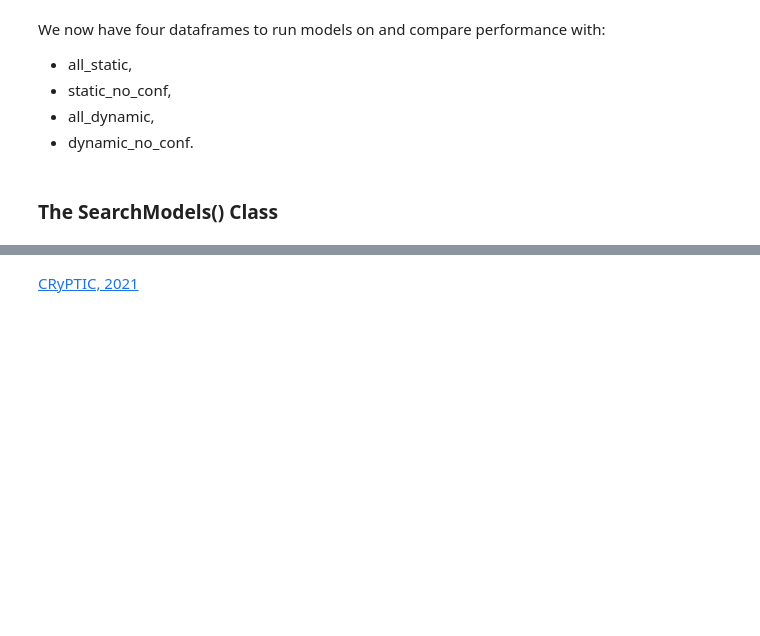
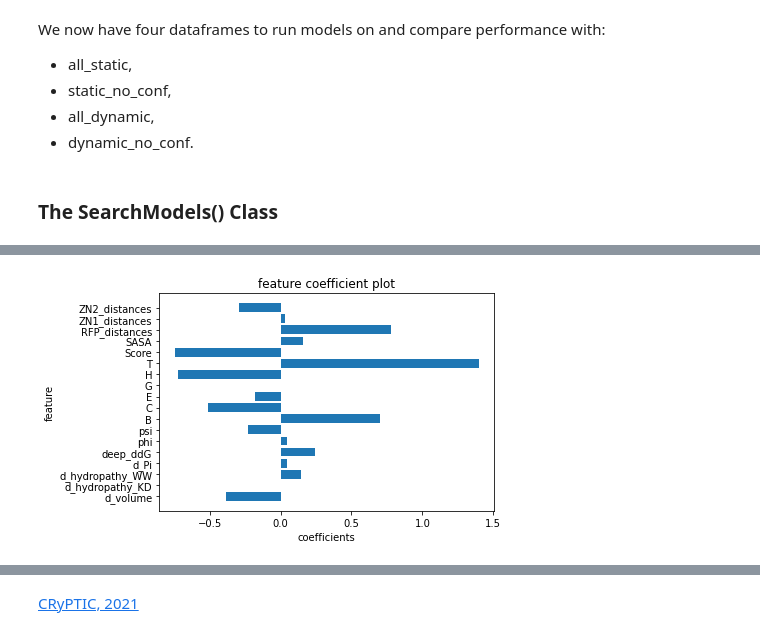
Before and after one commit to DylanAdlard/SABS_rotation_1_report, a Jupyter notebook: Report.ipynb, the cells around one changed output, grey strips where cells are left out. Cells and saved outputs as stored; diff of their text form; code cells hidden in the pictures; blank space fills up the shorter version.

```diff
--- a/Report.ipynb
+++ b/Report.ipynb
@@ -507,0 +717,4 @@ import ModelSearch
+# %%
+best_model['built_feature_importance']
+# %% [output]
+[figure, added]
```
Also changed, not shown: parts of 46 cells of this notebook, 4 other files.
